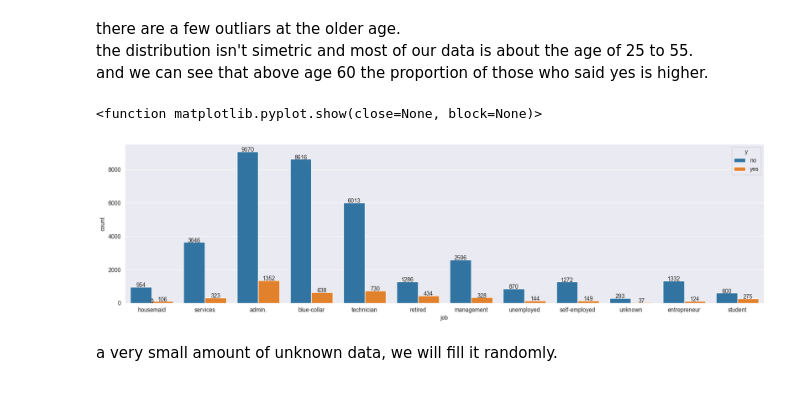
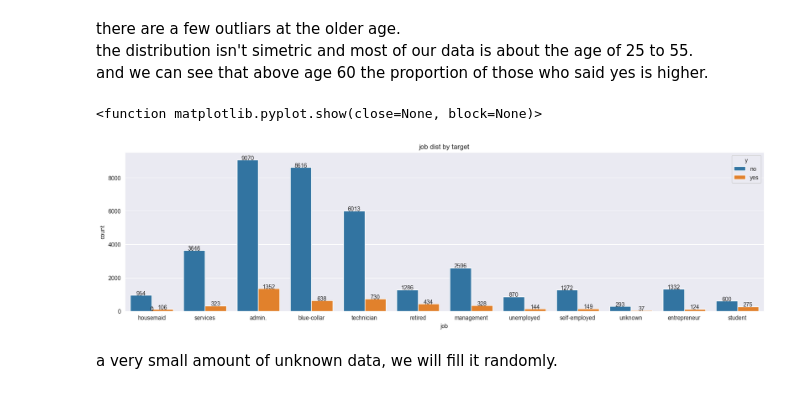
Before and after one commit to EyalDavidov/bankingLogisticRegression, a Jupyter notebook: LogisticRegression.ipynb, the cells around one changed output. Saved outputs shown, nothing was run; the diff lists cells and outputs as text; code cells hidden in the pictures.

Commit message:
added plot title = job dist

```diff
--- a/LogisticRegression.ipynb
+++ b/LogisticRegression.ipynb
@@ -128,15 +127,16 @@ and we can see that above age 60 the proportion of those who said yes is higher.
 # %%
 plt.figure(figsize=(20,5))
 ax = sns.countplot(x=df['job'],hue=df['y'])
 for p in ax.patches:
     ax.text(p.get_x() + p.get_width() / 2,
             p.get_height() + 0.1,
             int(p.get_height()),
             ha="center")
+plt.title("job dist by target")
 plt.show
 # %% [output]
 <function matplotlib.pyplot.show(close=None, block=None)>
-[figure, old version]
+[figure, new version]
 # %% [markdown]
 a very small amount of unknown data, we will fill it randomly.
 # %%
```
Also changed, not shown: parts of 1 cell of this notebook.
